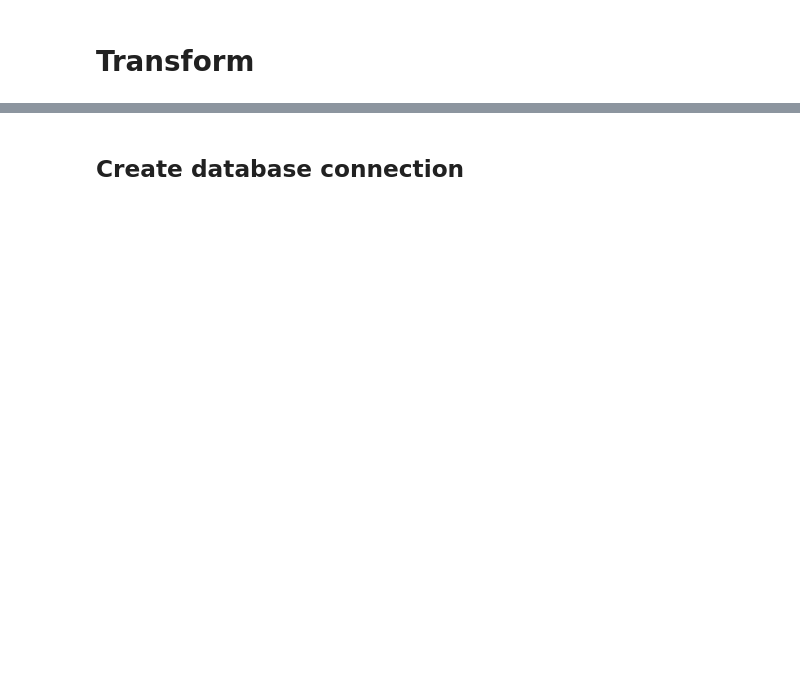
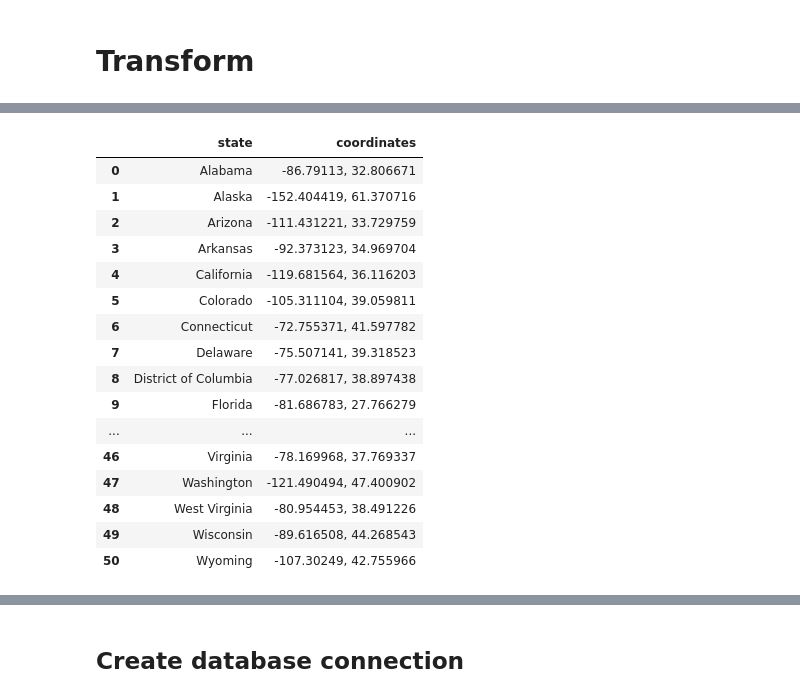
Before and after one commit to ericjbutton/us-energy-data, a Jupyter notebook: Project 3.ipynb, the cells around one changed output, grey strips where cells are left out. Drawn from its saved outputs; the diff is of its cells as text; code cells hidden in the pictures; blank space fills up the shorter version.

```diff
--- a/Project 3.ipynb
+++ b/Project 3.ipynb
@@ -182,0 +176,23 @@ energy_cleaned_df
+# %%
+state_coordinates_df['coordinates'] = coordinates
+state_coordinates_df_cleaned = state_coordinates_df[['State', 'coordinates']]
+state_coordinates_df_cleaned = state_coordinates_df_cleaned.rename(columns = {'State': 'state'})
+state_coordinates_df_cleaned
+# %% [output]
+|  | state | coordinates |
+| 0 | Alabama | -86.79113, 32.806671 |
+| 1 | Alaska | -152.404419, 61.370716 |
+| 2 | Arizona | -111.431221, 33.729759 |
+| 3 | Arkansas | -92.373123, 34.969704 |
+| 4 | California | -119.681564, 36.116203 |
+| 5 | Colorado | -105.311104, 39.059811 |
+| 6 | Connecticut | -72.755371, 41.597782 |
+| 7 | Delaware | -75.507141, 39.318523 |
+| 8 | District of Columbia | -77.026817, 38.897438 |
+| 9 | Florida | -81.686783, 27.766279 |
+| ... | ... | ... |
+| 46 | Virginia | -78.169968, 37.769337 |
+| 47 | Washington | -121.490494, 47.400902 |
+| 48 | West Virginia | -80.954453, 38.491226 |
+| 49 | Wisconsin | -89.616508, 44.268543 |
+| 50 | Wyoming | -107.30249, 42.755966 |
```
Also changed, not shown: parts of 12 cells of this notebook, 1 other file.
